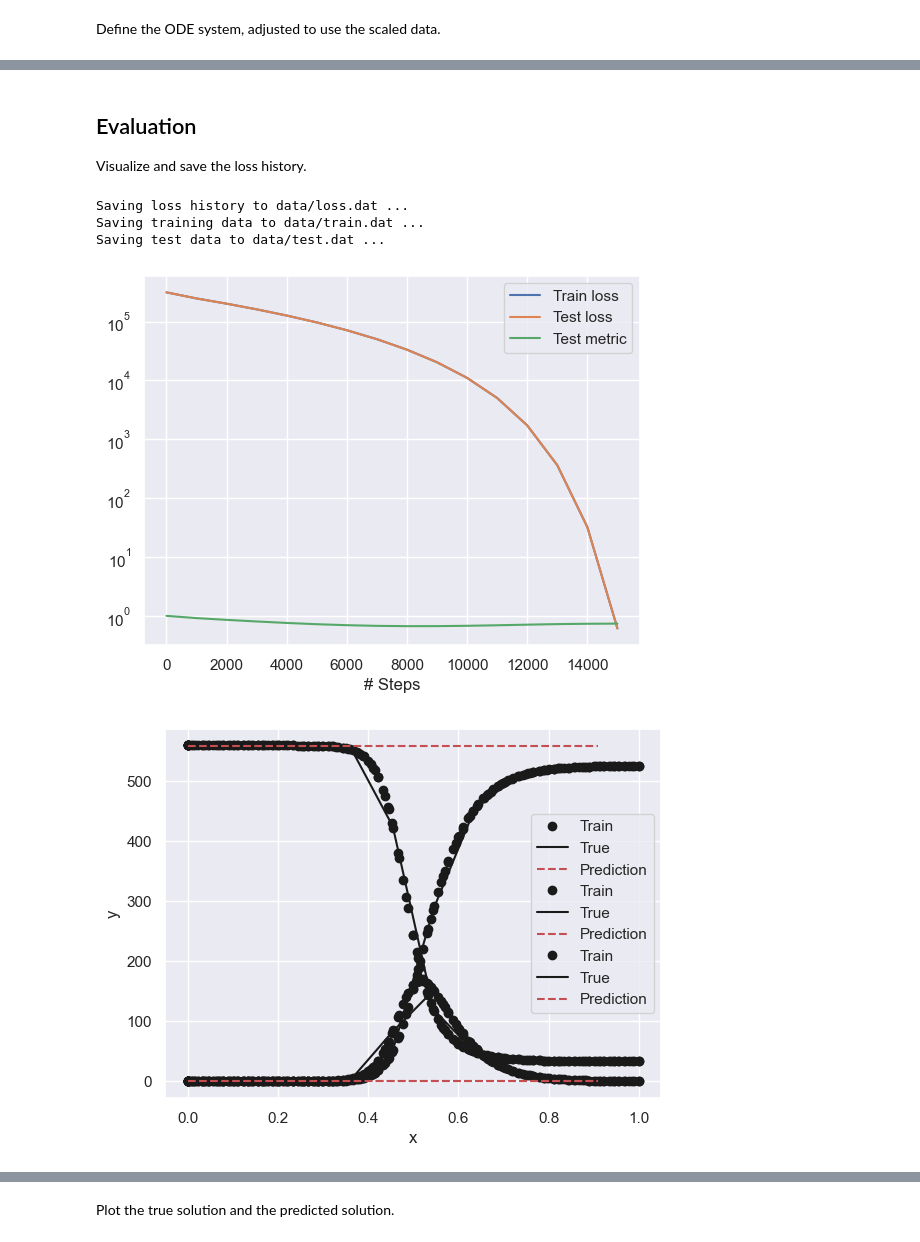
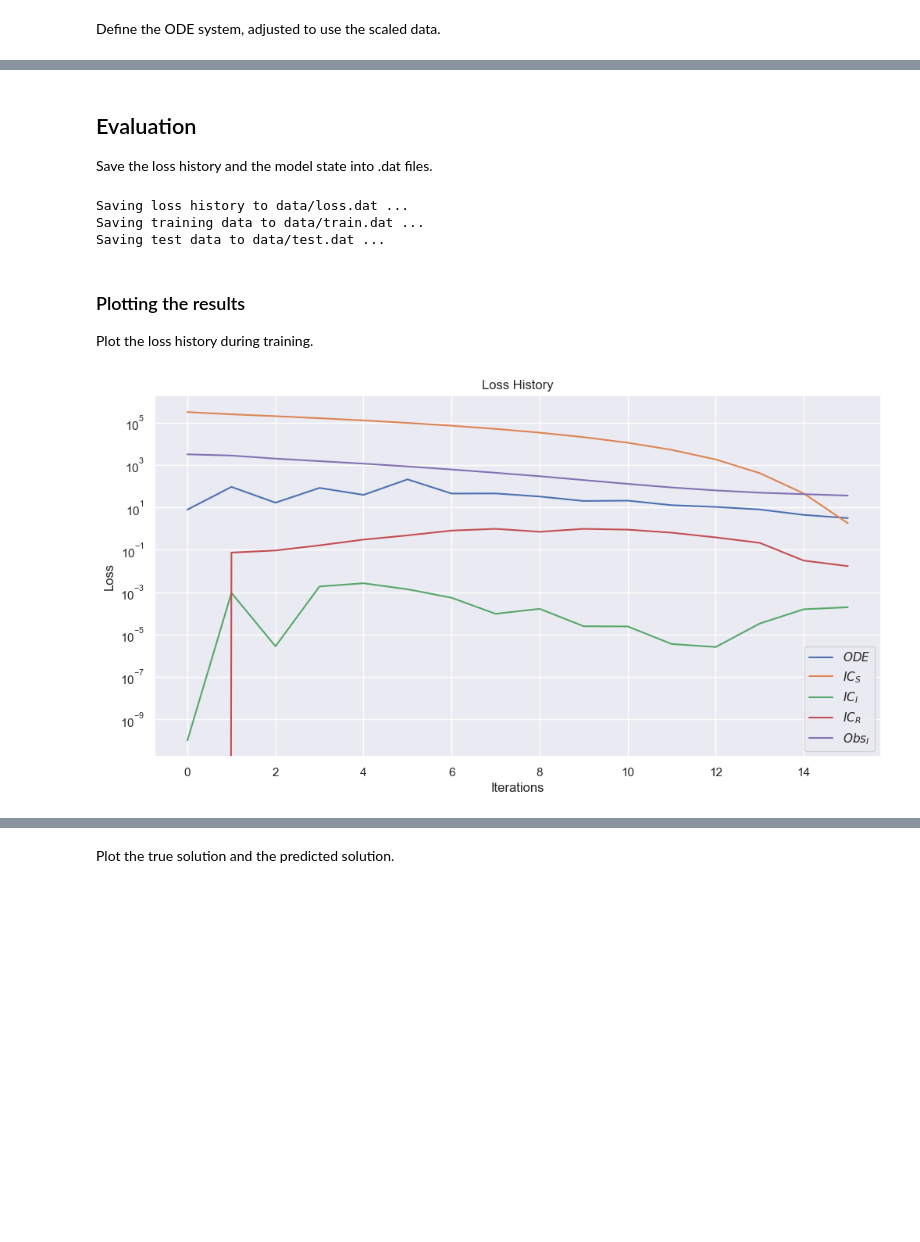
Before and after one commit to GiacomoGuidotto/sir-pinn, a Jupyter notebook: src/contant_rate/joint/joint.ipynb, the cells around one changed output, grey strips where cells are left out. Cells and saved outputs as stored; diff of their text form; code cells hidden in the pictures; blank space fills up the shorter version.

```diff
--- a/src/contant_rate/joint/joint.ipynb
+++ b/src/contant_rate/joint/joint.ipynb
@@ -249,12 +228,9 @@ We use the synthetic (and scaled) time domain to define the points where the dat
 data = dde.data.PDE(
   geom,
   ode_system,
-  # [ic_S, ic_I, ic_R, observe_I],
-  [ic_S, ic_I, ic_R],
-  num_domain=90,
+  [ic_S, ic_I, ic_R, observe_I],
   num_boundary=2,
   anchors=t_data,
-  solution=true_solution,
-  num_test=10
+  # num_test=20,
 )
 # %% [markdown]
@@ -303,4 +265,18 @@ Train the model.
 # %%
+variable = dde.callbacks.VariableValue(
+  beta,
+  period=1000,
+  filename=f"{data_dir}/beta_var.dat",
+)
+
+model.compile(
+  optimizer=first_optimizer,
+  lr=lr,
+  loss=loss_function,
+  # loss_weights=[1] * 4, TODO understand loss_weights
+  external_trainable_variables=[beta],
+)
+
 loss_history, train_state = model.train(
   iterations=iterations,
   callbacks=[variable]
@@ -326,23 +302,38 @@ Step      Train loss                                  Test loss
 # %% [markdown]
 ## Evaluation
 
-Visualize and save the loss history.
+Save the loss history and the model state into .dat files.
 # %%
-# disable latex for deepxde plots
-plt.rc('text', usetex=False)
-
 dde.saveplot(
   loss_history,
   train_state,
   issave=True,
-  isplot=True,
+  isplot=False,
   output_dir=data_dir
 )
-
-plt.rc('text', usetex=True)
 # %% [output]
 Saving loss history to data/loss.dat ...
 Saving training data to data/train.dat ...
 Saving test data to data/test.dat ...
-[figure, removed]
-[figure, removed]
+# %% [markdown]
+### Plotting the results
+
+Plot the loss history during training.
+# %%
+columns = ["$ODE$", "$IC_S$", "$IC_I$", "$IC_R$", "$Obs_I$"]
+losses = pd.DataFrame(loss_history.loss_train, columns=columns)
+
+plt.subplots(figsize=(12, 6))
+
+for column in columns:
+  sns.lineplot(data=losses[column], label=column)
+
+plt.yscale("log")
+plt.xlabel("Iterations")
+plt.ylabel("Loss")
+plt.title("Loss History")
+plt.legend()
+plt.savefig(f"{assets_dir}/loss_history.png")
+plt.show()
+# %% [output]
+[figure, added]
```
Also changed, not shown: parts of 36 cells of this notebook, 9 other files.
